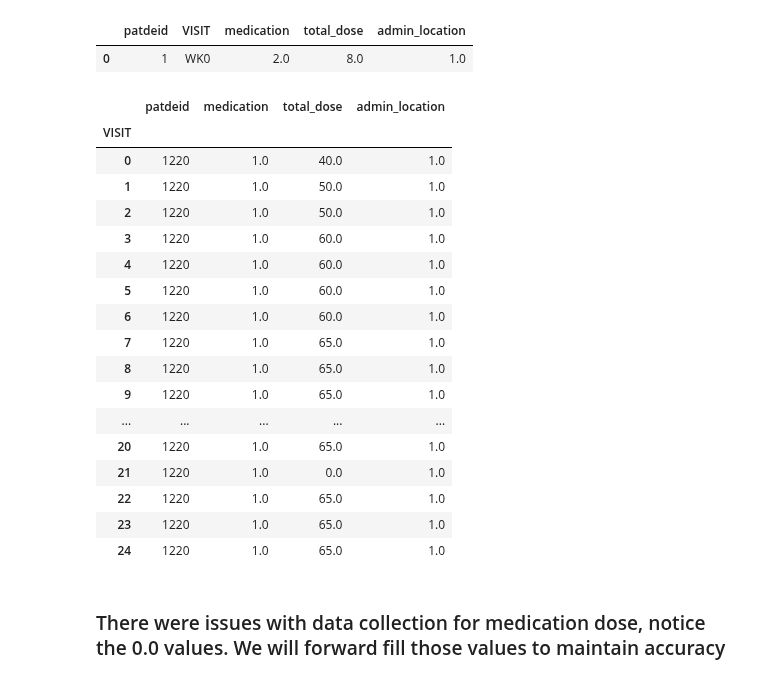
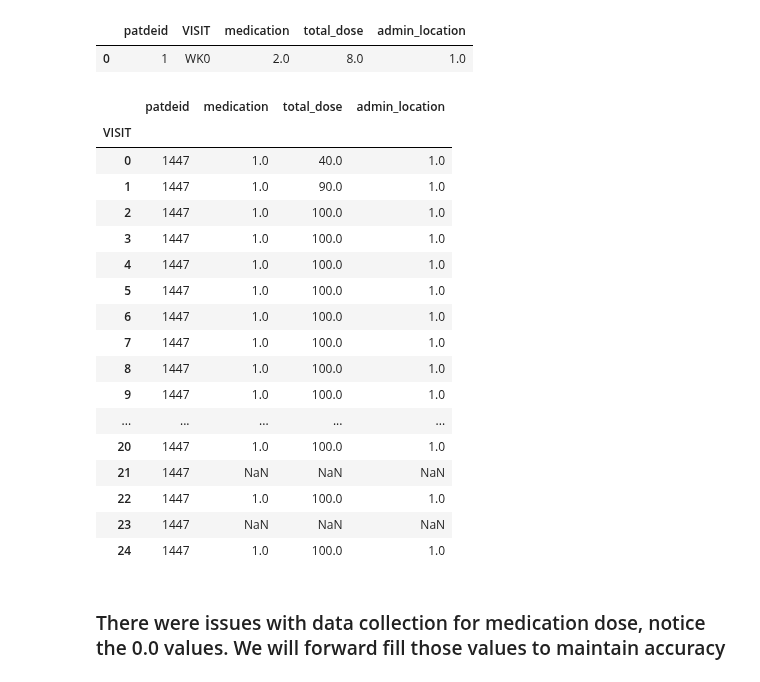
Before and after one commit to DanHerman212/oud_treatment_outcome, a Jupyter notebook: notebooks/Level_1_cleaning_feature_engineering/1-medication.ipynb, the cells around one changed output. Drawn from its saved outputs; the diff is of its cells as text; code cells hidden in the pictures.

```diff
--- a/notebooks/Level_1_cleaning_feature_engineering/1-medication.ipynb
+++ b/notebooks/Level_1_cleaning_feature_engineering/1-medication.ipynb
@@ -79,27 +77,32 @@ m.VISIT = m.VISIT.astype(np.int64)
+# %%
+# function to choose random patient id
+
+def random_patient_id():
+    return m.patdeid.sample().values[0]
 # %%
 # filter view to specific patient ID
 # use groupby to index by VISIT to view all 24 visits and values for each visit
 
-m.loc[m.patdeid==1220].groupby('VISIT').agg('first')
+m.loc[m.patdeid==random_patient_id()].groupby('VISIT').agg('first')
 # %% [output]
 |  | patdeid | medication | total_dose | admin_location |
 | VISIT |  |  |  |  |
-| 0 | 1220 | 1.0 | 40.0 | 1.0 |
-| 1 | 1220 | 1.0 | 50.0 | 1.0 |
-| 2 | 1220 | 1.0 | 50.0 | 1.0 |
-| 3 | 1220 | 1.0 | 60.0 | 1.0 |
-| 4 | 1220 | 1.0 | 60.0 | 1.0 |
-| 5 | 1220 | 1.0 | 60.0 | 1.0 |
-| 6 | 1220 | 1.0 | 60.0 | 1.0 |
-| 7 | 1220 | 1.0 | 65.0 | 1.0 |
-| 8 | 1220 | 1.0 | 65.0 | 1.0 |
-| 9 | 1220 | 1.0 | 65.0 | 1.0 |
+| 0 | 1447 | 1.0 | 40.0 | 1.0 |
+| 1 | 1447 | 1.0 | 90.0 | 1.0 |
+| 2 | 1447 | 1.0 | 100.0 | 1.0 |
+| 3 | 1447 | 1.0 | 100.0 | 1.0 |
+| 4 | 1447 | 1.0 | 100.0 | 1.0 |
+| 5 | 1447 | 1.0 | 100.0 | 1.0 |
+| 6 | 1447 | 1.0 | 100.0 | 1.0 |
+| 7 | 1447 | 1.0 | 100.0 | 1.0 |
+| 8 | 1447 | 1.0 | 100.0 | 1.0 |
+| 9 | 1447 | 1.0 | 100.0 | 1.0 |
 | ... | ... | ... | ... | ... |
-| 20 | 1220 | 1.0 | 65.0 | 1.0 |
-| 21 | 1220 | 1.0 | 0.0 | 1.0 |
-| 22 | 1220 | 1.0 | 65.0 | 1.0 |
-| 23 | 1220 | 1.0 | 65.0 | 1.0 |
-| 24 | 1220 | 1.0 | 65.0 | 1.0 |
+| 20 | 1447 | 1.0 | 100.0 | 1.0 |
+| 21 | 1447 | NaN | NaN | NaN |
+| 22 | 1447 | 1.0 | 100.0 | 1.0 |
+| 23 | 1447 | NaN | NaN | NaN |
+| 24 | 1447 | 1.0 | 100.0 | 1.0 |
 # %% [markdown]
 ### There were issues with data collection for medication dose, notice the 0.0 values.  We will forward fill those values to maintain accuracy
 # %%
```
Also changed, not shown: parts of 23 cells of this notebook, 22 other files.
